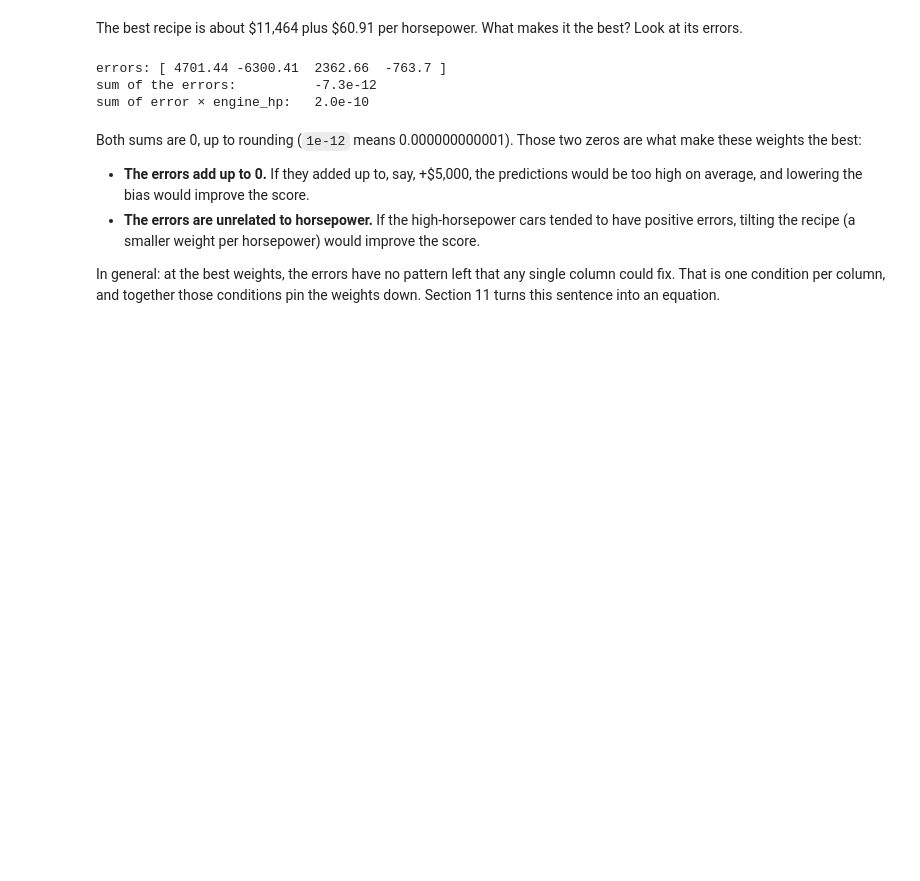
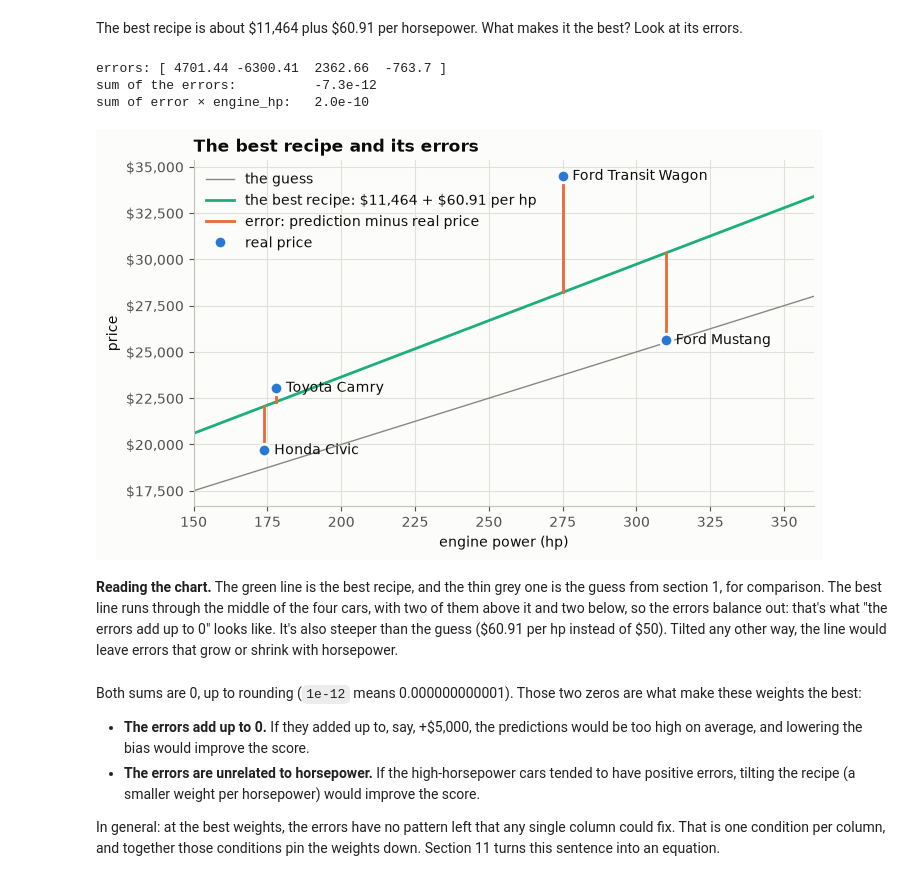
Before and after one commit to s110m/car-price-prediction, a Jupyter notebook: car-price-prediction-math.ipynb, the cells around one changed output. Saved outputs shown, nothing was run; the diff lists cells and outputs as text; code cells hidden in the pictures; blank space fills up the shorter version.

```diff
--- a/car-price-prediction-math.ipynb
+++ b/car-price-prediction-math.ipynb
@@ -129,6 +187,22 @@ print(f'sum of error × engine_hp:   {(errors * cars.engine_hp).sum():.1e}')
 errors: [ 4701.44 -6300.41  2362.66  -763.7 ]
 sum of the errors:          -7.3e-12
 sum of error × engine_hp:   2.0e-10
+# %%
+fig, ax = plt.subplots()
+ax.plot(hp_range, bias + weight * hp_range, color=GREY, linewidth=1, label='the guess')
+ax.plot(hp_range, w_best[0] + w_best[1] * hp_range, color=GREEN,
+        label=rf'the best recipe: \${w_best[0]:,.0f} + \${w_best[1]:.2f} per hp')
+for engine_hp, price, error in zip(cars.engine_hp, y, errors):
+    ax.plot([engine_hp] * 2, [price, price + error], color=ORANGE, linewidth=2)
+ax.plot([], [], color=ORANGE, label='error: prediction minus real price')
+draw_cars(ax)
+ax.set_title('The best recipe and its errors')
+ax.legend(loc='upper left')
+plt.show()
+# %% [output]
+[figure, added]
+# %% [markdown]
+**Reading the chart.** The green line is the best recipe, and the thin grey one is the guess from section 1, for comparison. The best line runs through the middle of the four cars, with two of them above it and two below, so the errors balance out: that's what "the errors add up to 0" looks like. It's also steeper than the guess (\$60.91 per hp instead of \$50). Tilted any other way, the line would leave errors that grow or shrink with horsepower.
 # %% [markdown]
 Both sums are 0, up to rounding (`1e-12` means 0.000000000001). Those two zeros are what make these weights the best:
 
```
Also changed, not shown: parts of 19 cells of this notebook, 3 other files.
